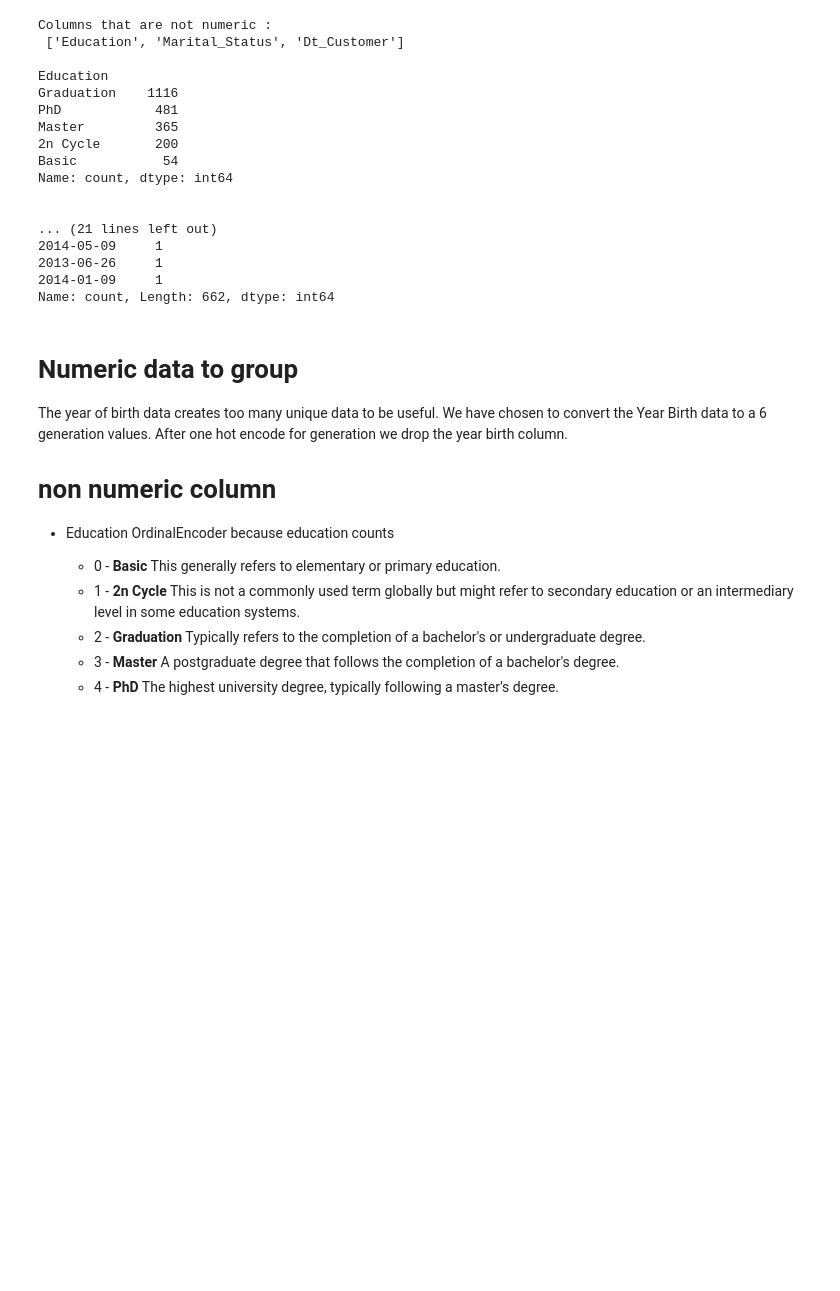
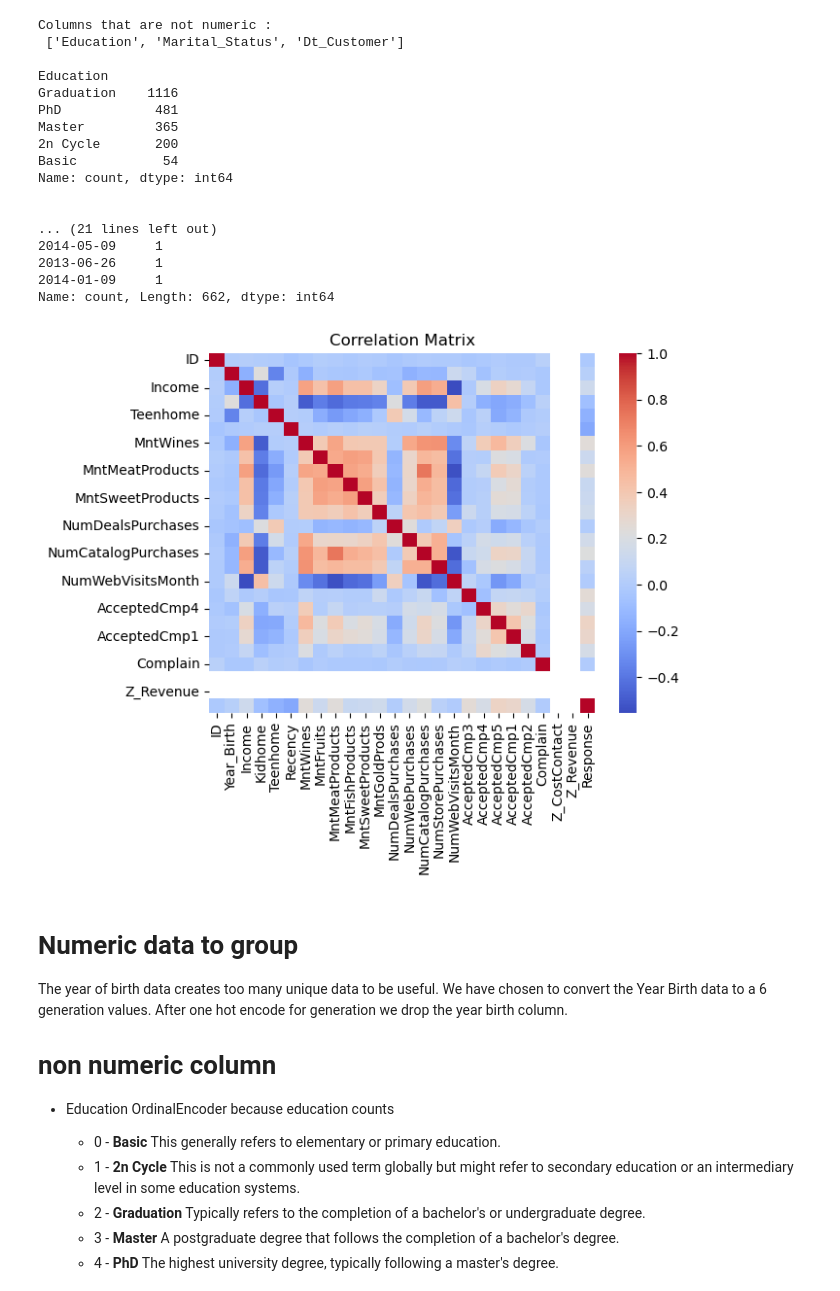
Before and after one commit to ehxewri/Project-2, a Jupyter notebook: Maketing Campaign/Marketing_Campaign.ipynb, the cells around one changed output. Cells and saved outputs as stored; diff of their text form; code cells hidden in the pictures; blank space fills up the shorter version.

```diff
--- a/Maketing Campaign/Marketing_Campaign.ipynb
+++ b/Maketing Campaign/Marketing_Campaign.ipynb
@@ -142,6 +142,14 @@ Name: count, dtype: int64
 2013-06-26     1
 2014-01-09     1
 Name: count, Length: 662, dtype: int64
+# %%
+coor1=data1.drop(non_numeric,axis=1)
+correlation_matrix = coor1.corr()
+sns.heatmap(correlation_matrix, annot=False, cmap='coolwarm')
+plt.title('Correlation Matrix')
+plt.show()
+# %% [output]
+[figure, added]
 # %% [markdown]
 # Numeric data to group
 The year of birth data creates too many unique data to be useful. We have chosen to convert the Year Birth data to a 6 generation values. After one hot encode for generation we drop the year birth column.
```
Also changed, not shown: parts of 17 cells of this notebook, 2 other files.
